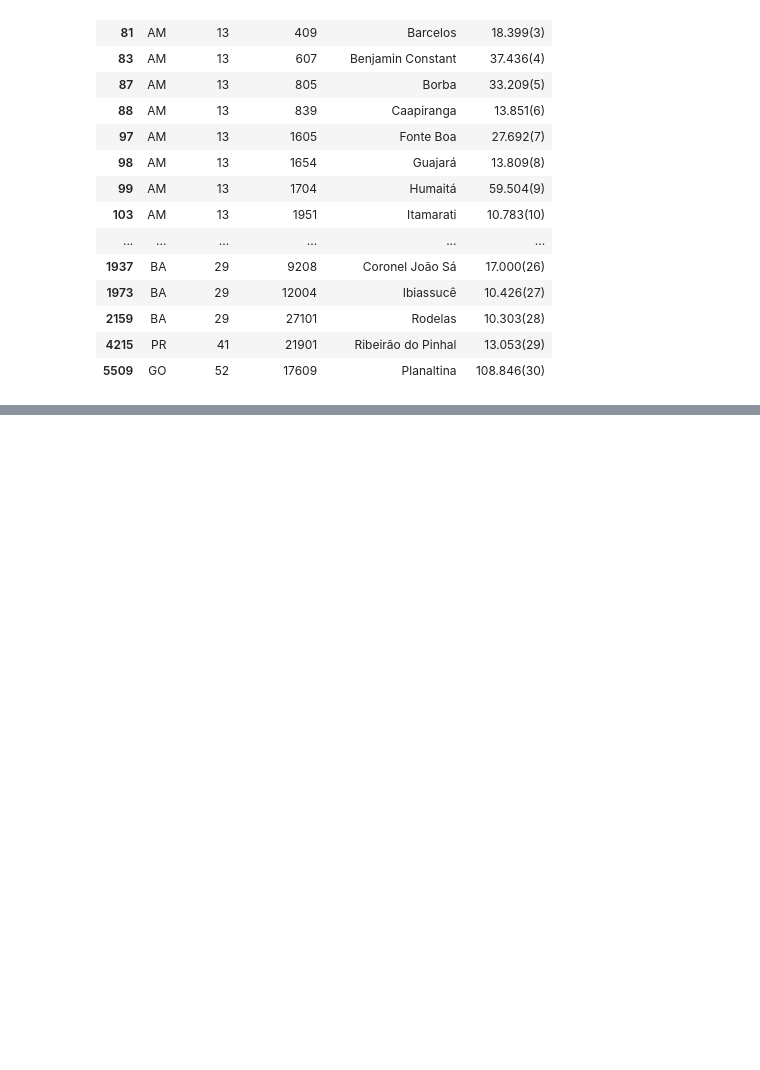
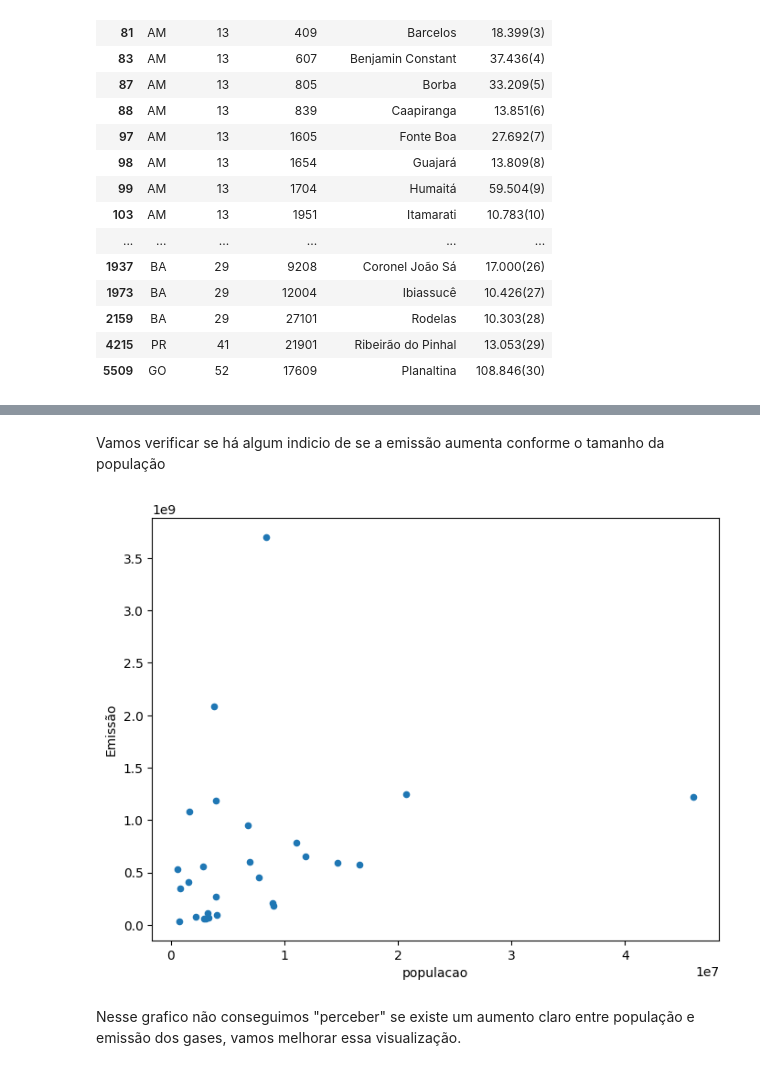
Before and after one commit to mathRyan889/analise_efeito_estufa, a Jupyter notebook: Analise_de_efeito_estufa.ipynb, the cells around one changed output, grey strips where cells are left out. Saved outputs shown, nothing was run; the diff lists cells and outputs as text; code cells hidden in the pictures; blank space fills up the shorter version.

```diff
--- a/Analise_de_efeito_estufa.ipynb
+++ b/Analise_de_efeito_estufa.ipynb
@@ -714,0 +743,6 @@ populacao_estado[populacao_estado['POPULAÇÃO'].str.contains('\(', na = False)]
+# %%
+#Vamos transformar agora nossa coluna população em uma coluna de valor numerico
+populacao_estado = populacao_estado.astype({'populacao':'int64'})
+# %%
+populacao_estado=populacao_estado.groupby('UF')[['populacao']].sum().reset_index()
+populacao_estado
@@ -714,0 +771,3 @@ populacao_estado[populacao_estado['POPULAÇÃO'].str.contains('\(', na = False)]
+# %%
+emissao_estado = emissao_por_ano[emissao_por_ano['Ano']==2021].groupby('Estado')[['Emissão']].sum().reset_index()
+emissao_estado
@@ -714,0 +792,3 @@ populacao_estado[populacao_estado['POPULAÇÃO'].str.contains('\(', na = False)]
+# %%
+dados_agrupados = pd.merge(emissao_estado, populacao_estado, left_on='Estado', right_on='UF')
+dados_agrupados
@@ -714,0 +813,8 @@ populacao_estado[populacao_estado['POPULAÇÃO'].str.contains('\(', na = False)]
+# %% [markdown]
+Vamos verificar se há algum indicio de se a emissão aumenta conforme o tamanho da população
+# %%
+dados_agrupados.plot(x='populacao', y='Emissão', kind='scatter', figsize=(8,6));
+# %% [output]
+[figure, added]
+# %% [markdown]
+Nesse grafico não conseguimos "perceber" se existe um aumento claro entre população e emissão dos gases, vamos melhorar essa visualização.
```
Also changed, not shown: parts of 13 cells of this notebook.
